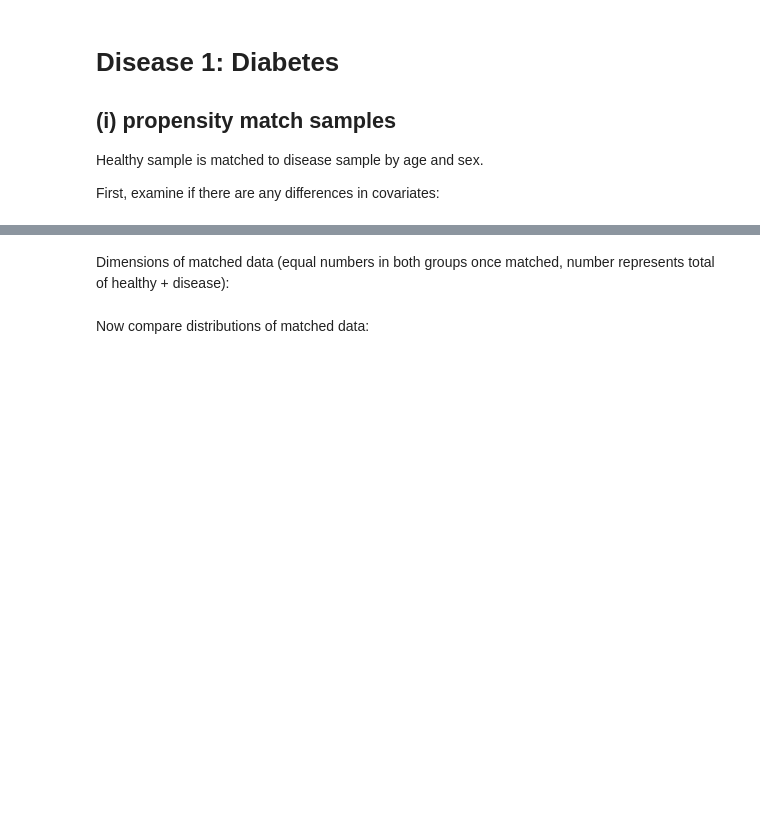
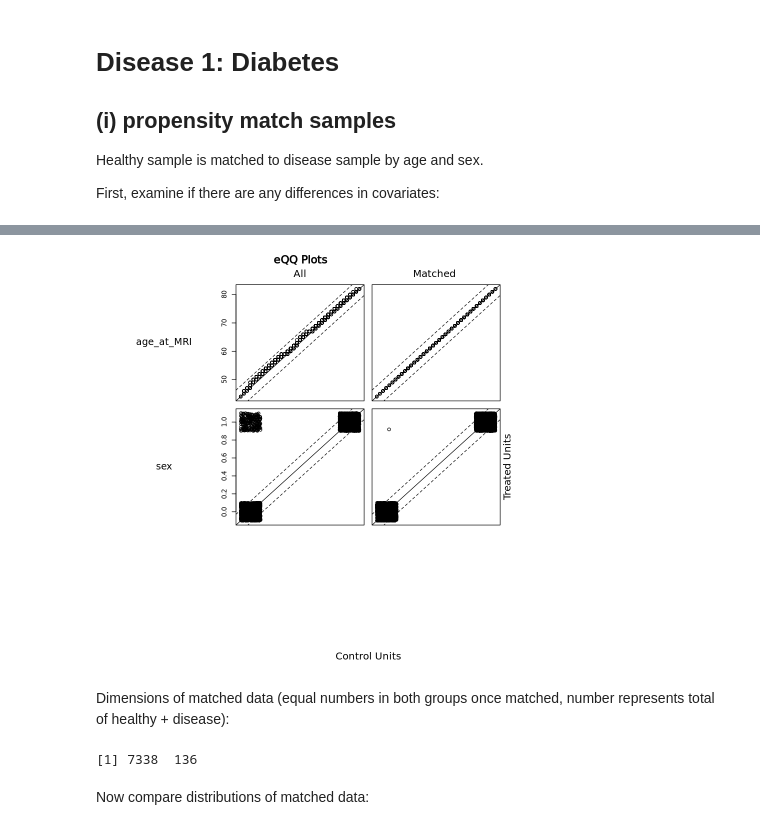
Before and after one commit to ImperialCollegeLondon/cardiovascular_ageing, a Jupyter notebook: phenotype analysis/analysis_steps.ipynb, the cells around one changed output, grey strips where cells are left out. Saved outputs shown, nothing was run; the diff lists cells and outputs as text; code cells hidden in the pictures; blank space fills up the shorter version.

```diff
--- a/phenotype analysis/analysis_steps.ipynb
+++ b/phenotype analysis/analysis_steps.ipynb
@@ -31,15 +37,7 @@ library(forestmangr)
 This .rmd uses outputs generated by the first stage of the method. This first stage generates a predicted age that is corrected for 'regression to the mean' bias associated in predicting biological age from chronological age.
 
 Inputs are healthy validation set predicted ages and remaining approx. 34K subjects' predicted ages in the UK Biobank.
-# %%
-#Load healthy predictions:
-# healthyvalidationset <- #path to csv containing healthy validation set predicted ages.
-# sex <- #path to csv containing information on sex for participants.
-#
-# healthyvalidationset2 <- healthyvalidationset %>% select("eid_40616", "age_at_MRI", "lasso_delta_with_t1")
-# healthyvalidationset2 <- left_join(healthyvalidationset, sex) %>% select("eid_40616", "age_at_MRI", "sex", "lasso_delta_with_t1")
-
-#Load non-healthy outputs:
-non.healthy.df <-   read_csv("#path to csv containing non-healthy validation set predicted ages.")
-sex <- #path to csv containing information on sex for participants %>% select("eid_40616", "sex")
-non.healthy.df <- left_join(non.healthy.df, sex) %>% select("eid_40616", "age_at_MRI", "sex", "catb_delta_with_t1_bc_cole")
+# %%
+#Load non-healthy outputs:
+non.healthy.df <- read_csv("../data/synthetic_db_with_risk_factors_and_deltas.csv")
+#non.healthy.df <- non.healthy.df %>% select("eid_40616", "age_at_MRI", "sex", "ca_delta")
@@ -60,11 +71,5 @@ diabetespredictions$diabetes[is.na(diabetespredictions$diabetes)] <- 0
 # %%
-fullset_cov <- c('age_at_MRI', 'sex')
-diabetespredictions %>%
-  group_by(diabetes) %>%
-  select(one_of(fullset_cov)) %>%
-  summarise_all(funs(mean(., na.rm = T)))
+non.healthy.df$diabetes <- as.factor(non.healthy.df$rf_diabetes)
 
-diabetespredictions$diabetes <- as.factor(diabetespredictions$diabetes )
-
-with(diabetespredictions, t.test(age_at_MRI ~ diabetes))  #(repeat for each covariate)
-with(diabetespredictions, t.test(sex ~ diabetes))  #(repeat for each covariate)
+with(diabetespredictions, t.test(age_at_MRI ~ rf_diabetes))  #(repeat for each covariate)
+with(diabetespredictions, t.test(sex ~ rf_diabetes))  #(repeat for each covariate)
@@ -79,14 +123,18 @@ prs_df <- data.frame(pr_score = predict(m_ps, type = "response"),
 # %%
 #matching process
-mod_match <- matchit(diabetes ~ age_at_MRI + sex,
-                     method = "nearest", data = diabetespredictions)
+mod_match <- matchit(rf_diabetes ~ age_at_MRI + sex,
+                     method = "nearest", data = non.healthy.df)
 #summary(mod_match)
 plot(mod_match)
+# %% [output]
+[figure, added]
 # %% [markdown]
 Dimensions of matched data (equal numbers in both groups once matched, number represents total of healthy + disease):
 # %%
 dta_m <- match.data(mod_match)
 dim(dta_m)
+# %% [output]
+[1] 7338  136
 # %% [markdown]
 Now compare distributions of matched data:
 # %%
```
Also changed, not shown: parts of 129 cells of this notebook, 1 other file.
